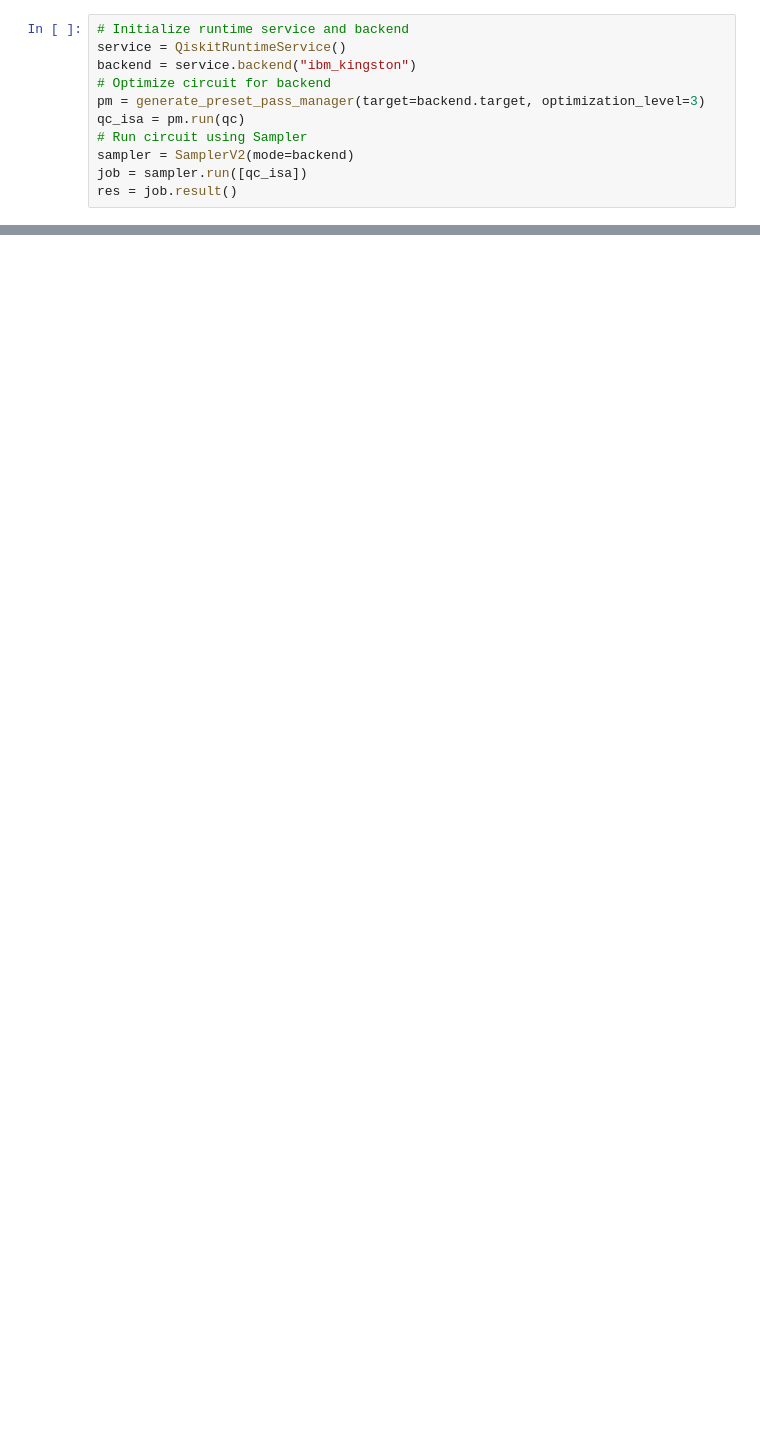
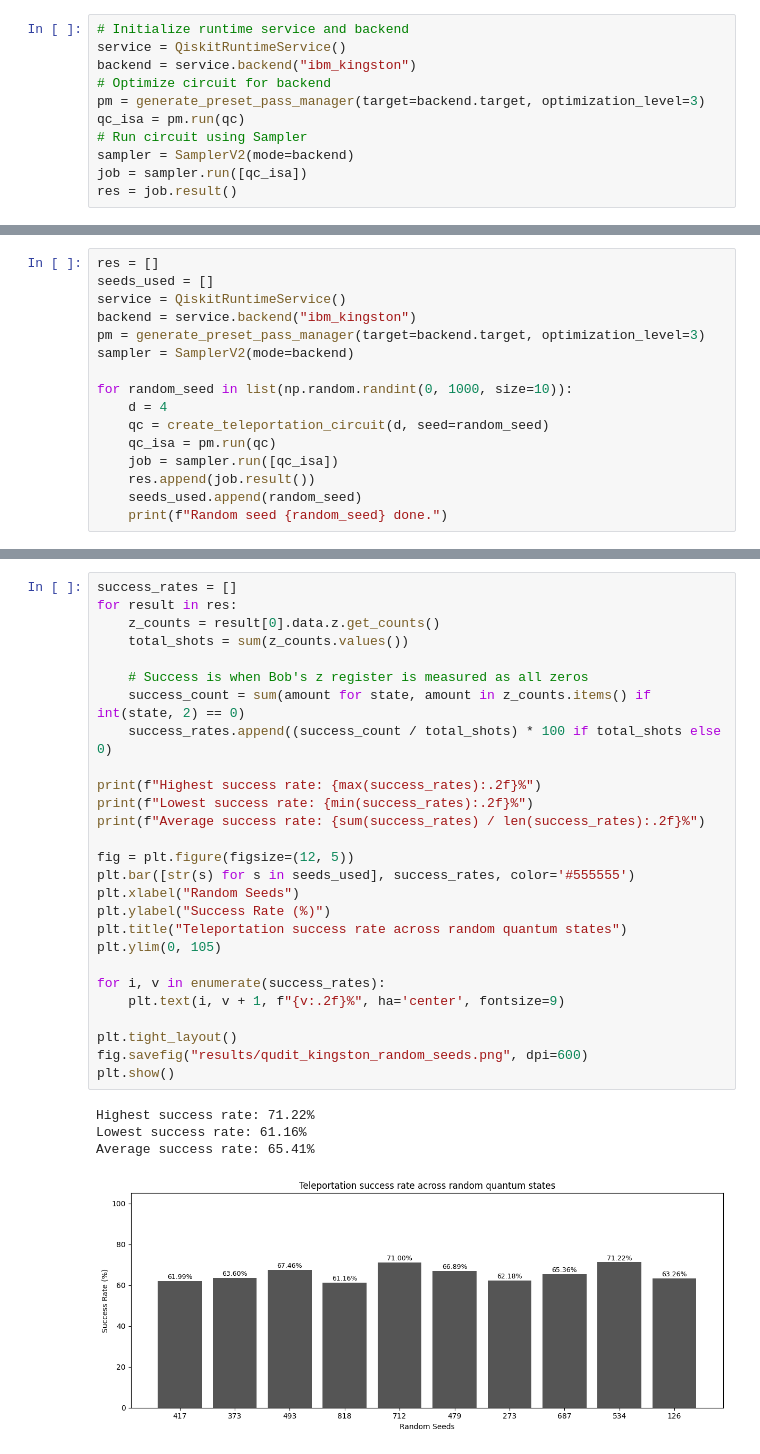
Before and after one commit to voj0152/Quantum_teleportation_thesis, a Jupyter notebook: qudit_2^n_teleportation.ipynb, the cells around one changed output, grey strips where cells are left out. Saved outputs shown, nothing was run; the diff lists cells and outputs as text; blank space fills up the shorter version.

```diff
--- a/qudit_2^n_teleportation.ipynb
+++ b/qudit_2^n_teleportation.ipynb
@@ -270,0 +294,16 @@ Improvement: +0.68%
+# %%
+res = []
+seeds_used = []
+service = QiskitRuntimeService()
+backend = service.backend("ibm_kingston")
+pm = generate_preset_pass_manager(target=backend.target, optimization_level=3)
+sampler = SamplerV2(mode=backend)
+
+for random_seed in list(np.random.randint(0, 1000, size=10)):
+    d = 4
+    qc = create_teleportation_circuit(d, seed=random_seed)
+    qc_isa = pm.run(qc)
+    job = sampler.run([qc_isa])
+    res.append(job.result())
+    seeds_used.append(random_seed)
+    print(f"Random seed {random_seed} done.")
@@ -270,0 +323,32 @@ Improvement: +0.68%
+# %%
+success_rates = []
+for result in res:
+    z_counts = result[0].data.z.get_counts()
+    total_shots = sum(z_counts.values())
+
+    # Success is when Bob's z register is measured as all zeros
+    success_count = sum(amount for state, amount in z_counts.items() if int(state, 2) == 0)
+    success_rates.append((success_count / total_shots) * 100 if total_shots else 0)
+
+print(f"Highest success rate: {max(success_rates):.2f}%")
+print(f"Lowest success rate: {min(success_rates):.2f}%")
+print(f"Average success rate: {sum(success_rates) / len(success_rates):.2f}%")
+
+fig = plt.figure(figsize=(12, 5))
+plt.bar([str(s) for s in seeds_used], success_rates, color='#555555')
+plt.xlabel("Random Seeds")
+plt.ylabel("Success Rate (%)")
+plt.title("Teleportation success rate across random quantum states")
+plt.ylim(0, 105)
+
+for i, v in enumerate(success_rates):
+    plt.text(i, v + 1, f"{v:.2f}%", ha='center', fontsize=9)
+
+plt.tight_layout()
+fig.savefig("results/qudit_kingston_random_seeds.png", dpi=600)
+plt.show()
+# %% [output]
+Highest success rate: 71.22%
+Lowest success rate: 61.16%
+Average success rate: 65.41%
+[figure, added]
```
Also changed, not shown: parts of 21 cells of this notebook, 8 other files.
